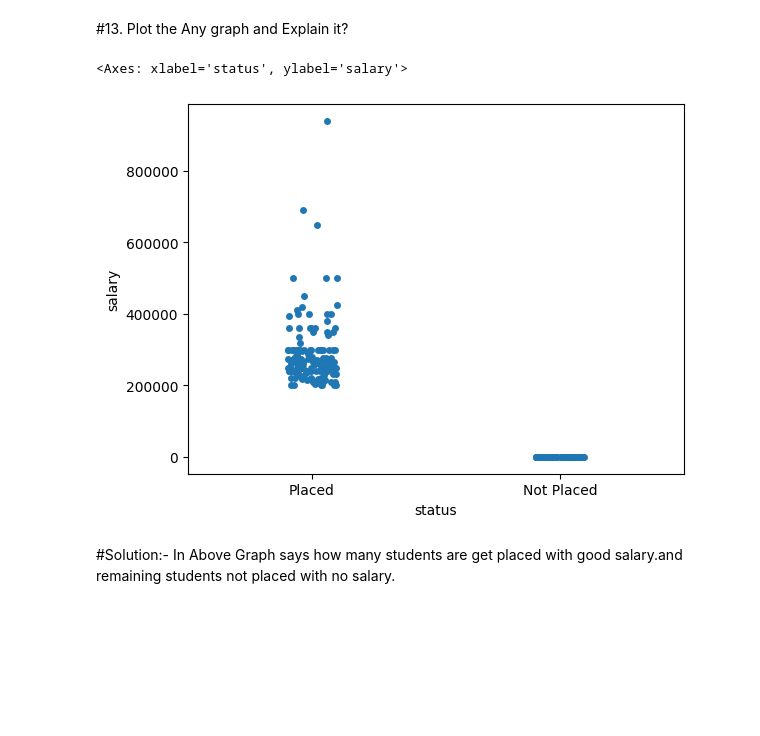
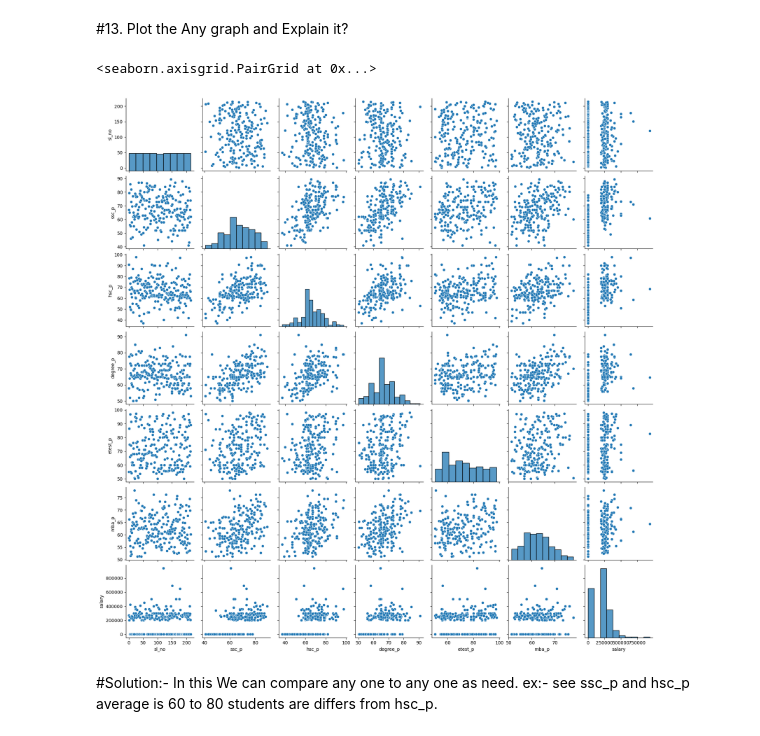
Before and after one commit to Dinesh0506/Assignment_Data_Analysis, a Jupyter notebook: Assignment_Data_Analysis.ipynb, the cells around one changed output. Saved outputs shown, nothing was run; the diff lists cells and outputs as text; code cells hidden in the pictures; blank space fills up the shorter version.

```diff
--- a/Assignment_Data_Analysis.ipynb
+++ b/Assignment_Data_Analysis.ipynb
@@ -349,10 +349,12 @@ import pandas as pd
 # %%
 #Categorical Data and Numberical  data polt ---> status and salary
 import seaborn as sns
-sns.stripplot(x="status",y="salary",data=dataset)
+sns.pairplot(dataset)
 # %% [output]
-<Axes: xlabel='status', ylabel='salary'>
+<seaborn.axisgrid.PairGrid at 0x...>
-[figure, old version]
+[figure, new version]
 # %% [markdown]
 #Solution:-
-In Above Graph says how many students are get placed with good salary.and remaining students not placed with no salary.
+In this We can  compare any one to any one as need.
+ex:-
+see ssc_p and hsc_p average is 60 to 80 students are differs from hsc_p.
```
Also changed, not shown: parts of 3 cells of this notebook.
